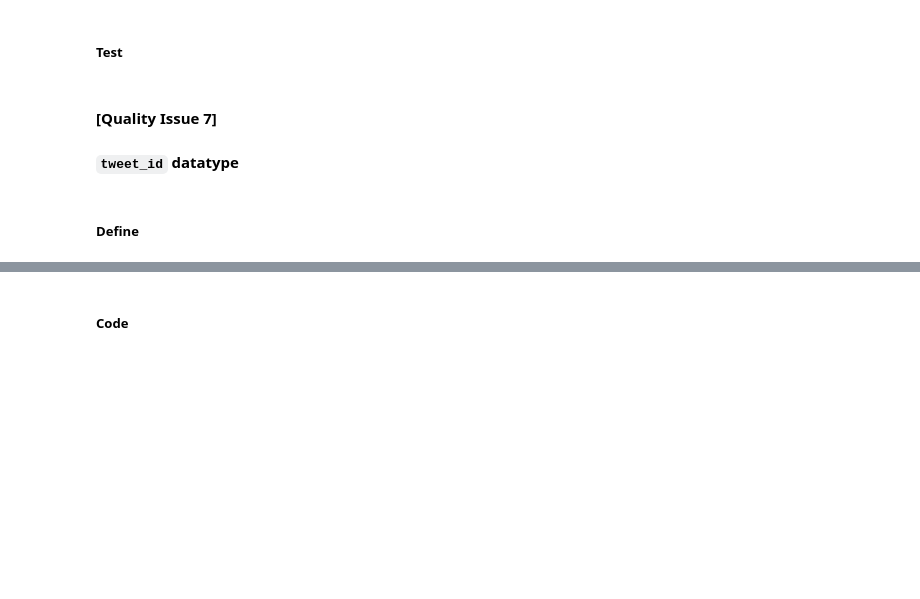
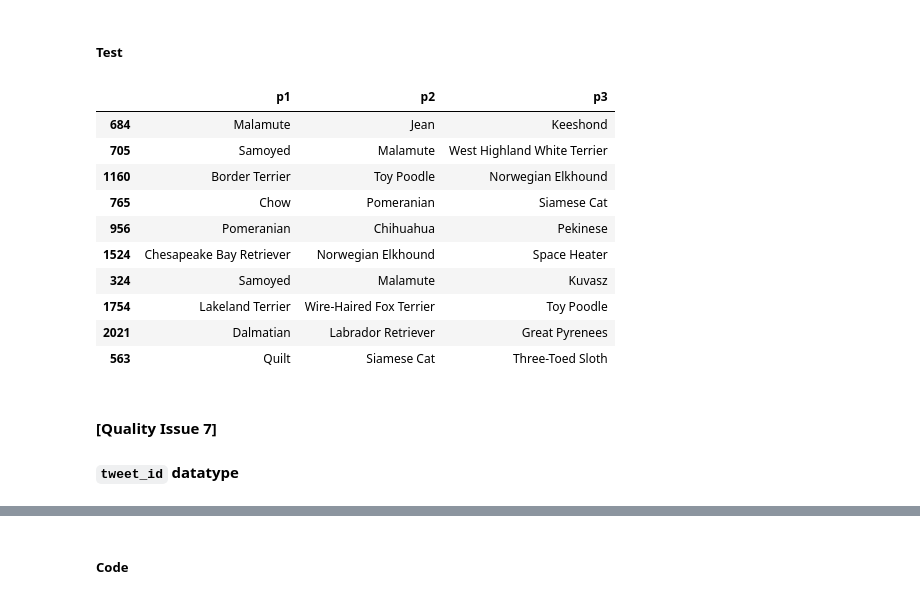
Before and after one commit to jyothirupa/dog-rates-data-wrangling, a Jupyter notebook: wrangle_act.ipynb, the cells around one changed output, grey strips where cells are left out. Saved outputs shown, nothing was run; the diff lists cells and outputs as text; code cells hidden in the pictures; blank space fills up the shorter version.

```diff
--- a/wrangle_act.ipynb
+++ b/wrangle_act.ipynb
@@ -909,7 +980,20 @@ master_df[master_df['rating_numerator'] >= 20][['tweet_id', 'text', 'rating_deno
 # %% [markdown]
 ##### Test
+# %%
+# checking if the breads of the dogs is formatted consistently by getting a sample of 10
+master_df[['p1', 'p2', 'p3']].sample(10)
+# %% [output]
+|  | p1 | p2 | p3 |
+| 684 | Malamute | Jean | Keeshond |
+| 705 | Samoyed | Malamute | West Highland White Terrier |
+| 1160 | Border Terrier | Toy Poodle | Norwegian Elkhound |
+| 765 | Chow | Pomeranian | Siamese Cat |
+| 956 | Pomeranian | Chihuahua | Pekinese |
+| 1524 | Chesapeake Bay Retriever | Norwegian Elkhound | Space Heater |
+| 324 | Samoyed | Malamute | Kuvasz |
+| 1754 | Lakeland Terrier | Wire-Haired Fox Terrier | Toy Poodle |
+| 2021 | Dalmatian | Labrador Retriever | Great Pyrenees |
+| 563 | Quilt | Siamese Cat | Three-Toed Sloth |
 # %% [markdown]
 #### [Quality Issue 7]
 #### `tweet_id` datatype
-# %% [markdown]
-##### Define
```
Also changed, not shown: parts of 36 cells of this notebook.
